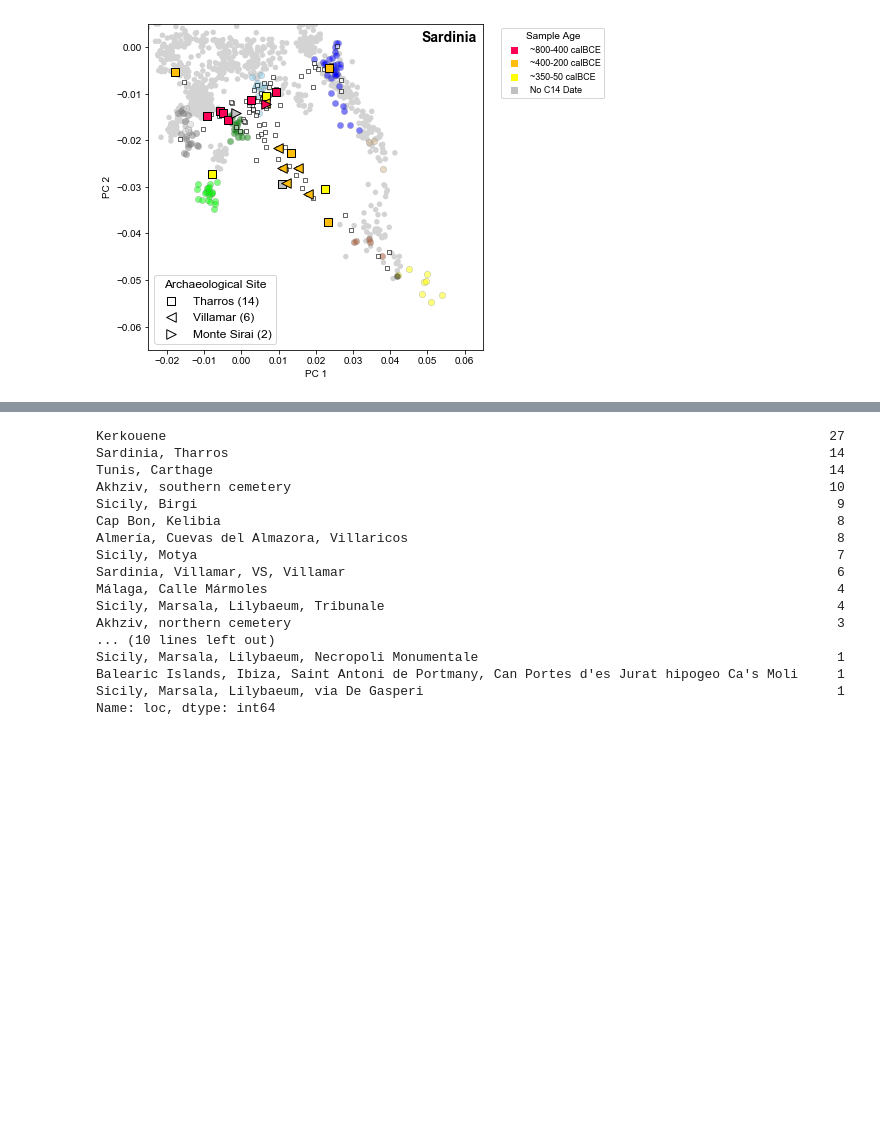
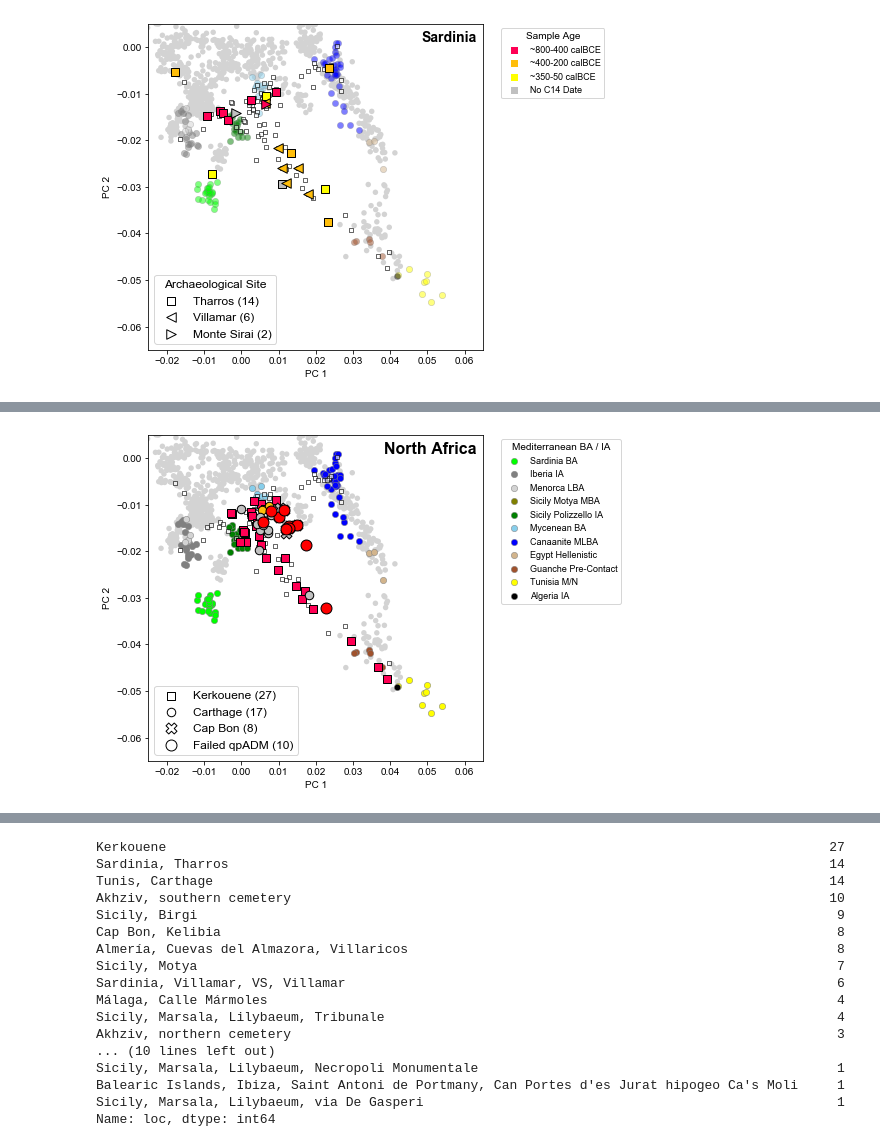
Before and after one commit to hringbauer/punic_aDNA, a Jupyter notebook: notebooks/figs/plot_pca_paper.persite.v54.1.ipynb, the cells around one changed output, grey strips where cells are left out. Saved outputs shown, nothing was run; the diff lists cells and outputs as text; code cells hidden in the pictures; blank space fills up the shorter version.

```diff
--- a/notebooks/figs/plot_pca_paper.persite.v54.1.ipynb
+++ b/notebooks/figs/plot_pca_paper.persite.v54.1.ipynb
@@ -650,0 +708,14 @@ Saved to: ./figures/pca.v54.1/punic_nafr.pdf
+# %%
+iids = ["I31735",
+"I35287",
+"I35328",
+"I35332",
+"I35333",
+
+"I35334",
+"I35336",
+"I35349",
+"I35351",
+"I35352"]
+
+df_failed = df[df["iid"].isin(iids)]
@@ -651,3 +726,86 @@ Saved to: ./figures/pca.v54.1/punic_nafr.pdf
+# %%
+savepath=""
+
+plt.figure(figsize=(6,6))
+ax = plt.gca()
+
+### Plot Context
+lw=0.5
+ec="gray"
+s=40
+
+plot_pca_ho(ax, df_ho, c="lightgray", text=False)
+l1 = plot_pca(ax, df_is, c="blue", legend="", ec=ec, s=40, lw=lw, alpha=alpha)
+l2 = plot_pca(ax, df_greek, c="skyblue", legend="", ec=ec, s=s, lw=lw, alpha=alpha)
+l3 = plot_pca(ax, df_spain, c="gray", legend="", s=s, ec=ec, lw=lw, alpha=alpha)
+l4 = plot_pca(ax, df_sard_ba, c="lime", legend="", ec=ec, s=s, lw=lw, alpha=alpha)
+l5 = plot_pca(ax, df_sic_ia, c="green", legend="", s=s, ec=ec, lw=lw, alpha=alpha)
+l6 = plot_pca(ax, df_sic_mba, c="olive", legend="", s=s, ec=ec, lw=lw, alpha=alpha)
+l7 = plot_pca(ax, df_tun, c="yellow", legend="", ec=ec, s=s, lw=lw, alpha=alpha)
+l8 = plot_pca(ax, df_gua, c="sienna", legend="", s=s, ec=ec, lw=lw, alpha=alpha)
+l9 = plot_pca(ax, df_meno, c="lightgray", legend="", s=s, ec=ec, lw=lw, alpha=alpha)
+l10 = plot_pca(ax, df_eg_hell, c="tan", legend="", s=s, ec=ec, lw=lw, alpha=alpha)
+l11 = plot_pca(ax, df_alg_ia, c="k", legend="", s=s, ec=ec, lw=lw, alpha=alpha)
+
+labels = ["Sardinia BA", "Iberia IA", "Menorca LBA", "Sicily Motya MBA", "Sicily Polizzello IA",
+          "Mycenean BA", "Canaanite MLBA", "Egypt Hellenistic", "Guanche Pre-Contact",
+          "Tunisia M/N", "Algeria IA"]
+
+plots = [l4, l3, l9, l6, l5, l2, l1, l10, l8, l7, l11]
+leg1 = ax.legend(plots, labels, fontsize=9, title = "Mediterranean BA / IA",
+          bbox_to_anchor=(1.04,1), loc="upper left")
+
+### Plot the early Punic Samples
+s=20
+ec="k"
+a1 = plot_pca(ax, df_pun_prop, c="white",
+         legend="", ec=ec, alpha=0.6, s=s, marker="s")
+
+s=60
+c_e = "#ff0054"
+c_l = "#ffbe0b"
+
+b1, b2, b3, b4 = plot_pca_punic_series(ax, df_p, location="Kerkouene",  marker="s", s=s,
+                    c_e = c_e, c_l = c_l, ec="k", alpha=1.0)
+
+c1, _, _, _= plot_pca_punic_series(ax, df_p, location="Carthage",  marker="o", s=s*1.2,
+                    c_e = c_e, c_l = c_l, ec="k", alpha=1.0)
+
+d1, _, _, _= plot_pca_punic_series(ax, df_p, location="Cap Bon",  marker="X", s=s*2,
+                    c_e = c_e, c_l = c_l, ec="k", alpha=1.0)
+
+f  = plot_pca(ax, df_failed, marker="o", s=s*2, c="red", ec="k", alpha=1.0)
+
+
+### Do the Legend
+plots = [b1, c1, d1, f]
+legs = ["Kerkouene (27)", "Carthage (17)", "Cap Bon (8)", "Failed qpADM (10)"]
+l1 = ax.legend(plots, legs, fontsize=12, loc="lower left",
+         title="")
+
+l1.get_title().set_fontsize('12')
+[lgd.set_color('white') for lgd in l1.legendHandles]
+[lgd.set_edgecolor('k') for lgd in l1.legendHandles]
+ax.add_artist(leg1)
+
+#ax.add_artist(leg1)
+ax.set_xlabel("PC 1")
+ax.set_ylabel("PC 2")
+ax.set_xlim([-0.025,0.065])
+ax.set_ylim([-0.065,0.005])
+
+### Title:
+ax.text(0.98, 0.98, "North Africa", weight='bold',
+        ha="right", va="top", fontsize=16, transform = ax.transAxes, zorder=20)
+
+if len(savepath) > 0:
+    plt.savefig(savepath, bbox_inches = 'tight',
+                pad_inches = 0, dpi=600)
+    print(f"Saved to: {savepath}")
+
+plt.show()
+# %% [output]
+[figure, added]
 # %%
 df_p[df_p["loc"]=="Cap Bon, Kelibia"]
 # %% [output]
```
Also changed, not shown: parts of 23 cells of this notebook, 8 other files.
